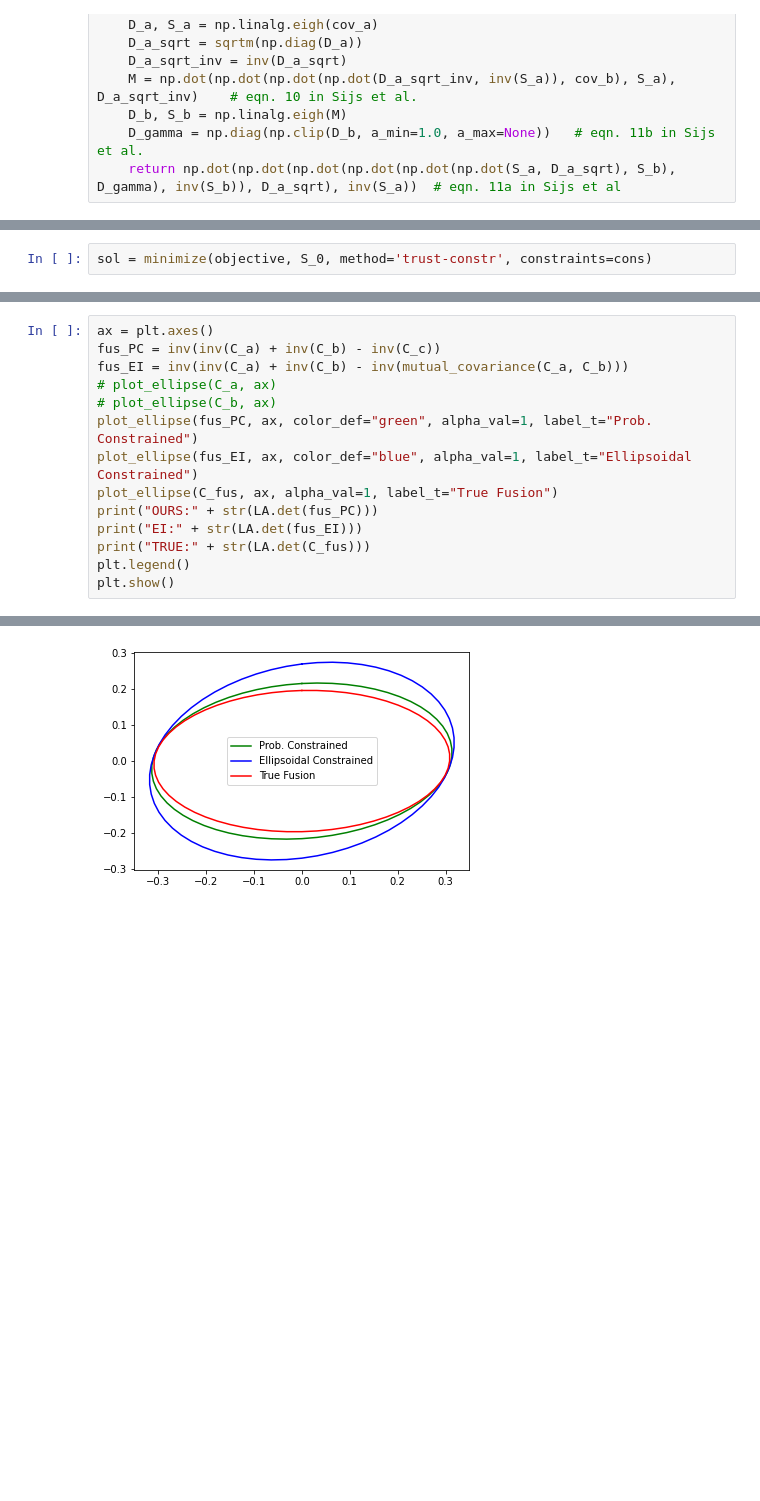
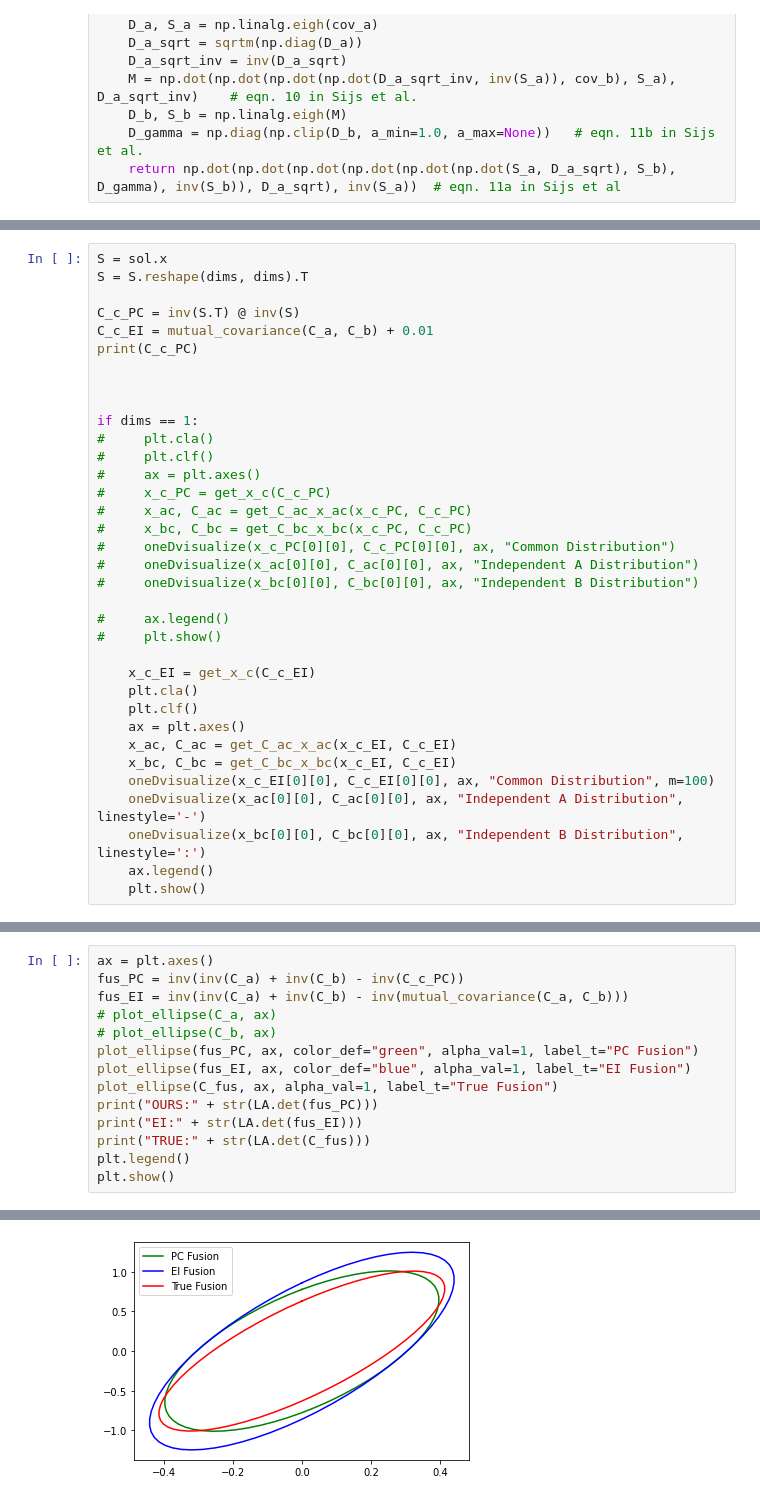
Before and after one commit to Aryan-Naveen/AFRL_dataFusion, a Jupyter notebook: Optimization.ipynb, the cells around one changed output, grey strips where cells are left out. Saved outputs shown, nothing was run; the diff lists cells and outputs as text; blank space fills up the shorter version.

```diff
--- a/Optimization.ipynb
+++ b/Optimization.ipynb
@@ -175,2 +226,0 @@ prob_constraint is  3.343337546649882
-# %%
-sol = minimize(objective, S_0, method='trust-constr', constraints=cons)
@@ -198,0 +286,35 @@ S = sol.x.reshape(2,2)
+# %%
+S = sol.x
+S = S.reshape(dims, dims).T
+
+C_c_PC = inv(S.T) @ inv(S)
+C_c_EI = mutual_covariance(C_a, C_b) + 0.01
+print(C_c_PC)
+
+
+
+if dims == 1:
+#     plt.cla()
+#     plt.clf()
+#     ax = plt.axes()
+#     x_c_PC = get_x_c(C_c_PC)
+#     x_ac, C_ac = get_C_ac_x_ac(x_c_PC, C_c_PC)
+#     x_bc, C_bc = get_C_bc_x_bc(x_c_PC, C_c_PC)
+#     oneDvisualize(x_c_PC[0][0], C_c_PC[0][0], ax, "Common Distribution")
+#     oneDvisualize(x_ac[0][0], C_ac[0][0], ax, "Independent A Distribution")
+#     oneDvisualize(x_bc[0][0], C_bc[0][0], ax, "Independent B Distribution")
+
+#     ax.legend()
+#     plt.show()
+
+    x_c_EI = get_x_c(C_c_EI)
+    plt.cla()
+    plt.clf()
+    ax = plt.axes()
+    x_ac, C_ac = get_C_ac_x_ac(x_c_EI, C_c_EI)
+    x_bc, C_bc = get_C_bc_x_bc(x_c_EI, C_c_EI)
+    oneDvisualize(x_c_EI[0][0], C_c_EI[0][0], ax, "Common Distribution", m=100)
+    oneDvisualize(x_ac[0][0], C_ac[0][0], ax, "Independent A Distribution", linestyle='-')
+    oneDvisualize(x_bc[0][0], C_bc[0][0], ax, "Independent B Distribution", linestyle=':')
+    ax.legend()
+    plt.show()
@@ -234,12 +362,12 @@ prob_constraint is  2.016278619620948e-07
 <Figure size 432x288 with 0 Axes>
 # %%
 ax = plt.axes()
-fus_PC = inv(inv(C_a) + inv(C_b) - inv(C_c))
+fus_PC = inv(inv(C_a) + inv(C_b) - inv(C_c_PC))
 fus_EI = inv(inv(C_a) + inv(C_b) - inv(mutual_covariance(C_a, C_b)))
 # plot_ellipse(C_a, ax)
 # plot_ellipse(C_b, ax)
-plot_ellipse(fus_PC, ax, color_def="green", alpha_val=1, label_t="Prob. Constrained")
-plot_ellipse(fus_EI, ax, color_def="blue", alpha_val=1, label_t="Ellipsoidal Constrained")
+plot_ellipse(fus_PC, ax, color_def="green", alpha_val=1, label_t="PC Fusion")
+plot_ellipse(fus_EI, ax, color_def="blue", alpha_val=1, label_t="EI Fusion")
 plot_ellipse(C_fus, ax, alpha_val=1, label_t="True Fusion")
 print("OURS:" + str(LA.det(fus_PC)))
 print("EI:" + str(LA.det(fus_EI)))
@@ -253 +381 @@ TRUE:0.003660132413016321
-[figure, old version]
+[figure, new version]
```
Also changed, not shown: parts of 13 cells of this notebook, 5 other files.
